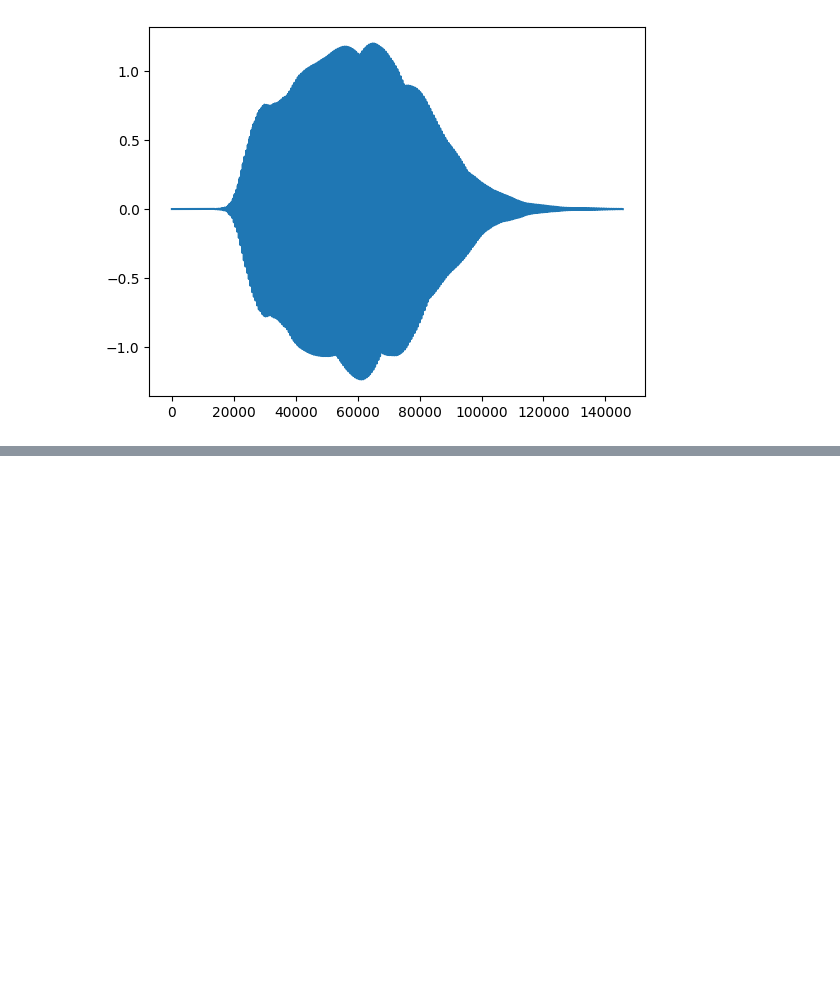
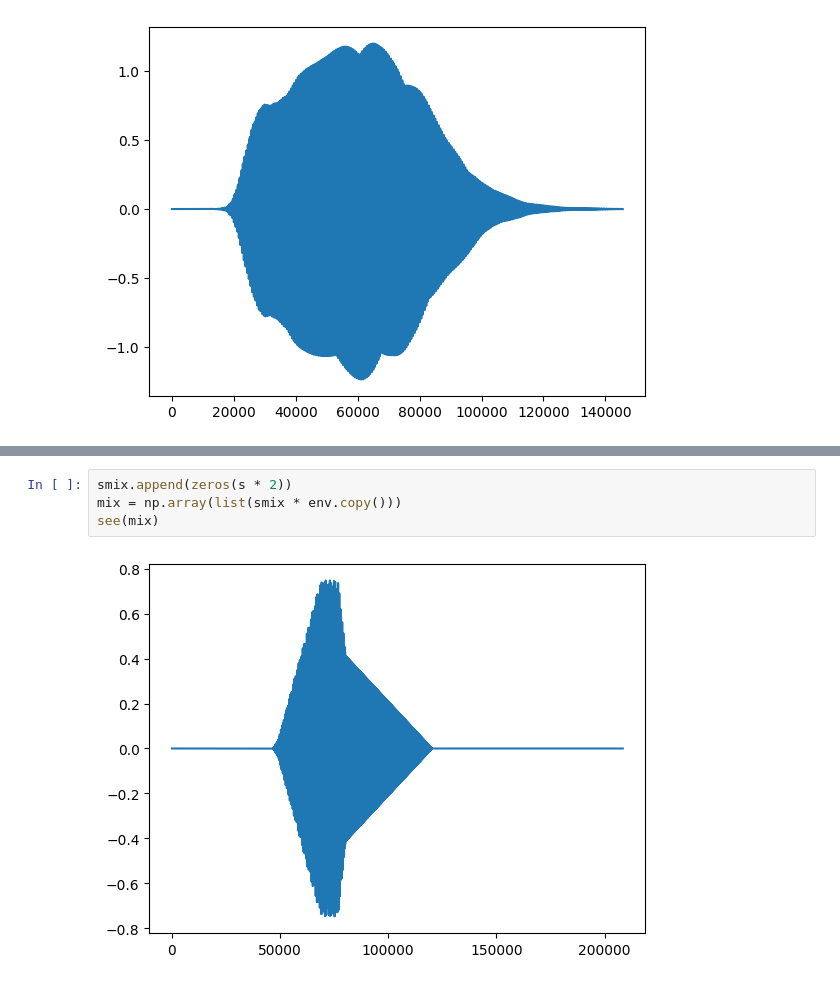
Before and after one commit to leoauri/tone-datagen, a Jupyter notebook: nbs/02_mix.ipynb, the cells around one changed output, grey strips where cells are left out. Drawn from its saved outputs; the diff is of its cells as text; blank space fills up the shorter version.

```diff
--- a/nbs/02_mix.ipynb
+++ b/nbs/02_mix.ipynb
@@ -66,0 +89,6 @@ see(reverb(np.array(list(smix.copy())), rate))
+# %%
+smix.append(zeros(s * 2))
+mix = np.array(list(smix * env.copy()))
+see(mix)
+# %% [output]
+[figure, added]
```
Also changed, not shown: parts of 10 cells of this notebook.
